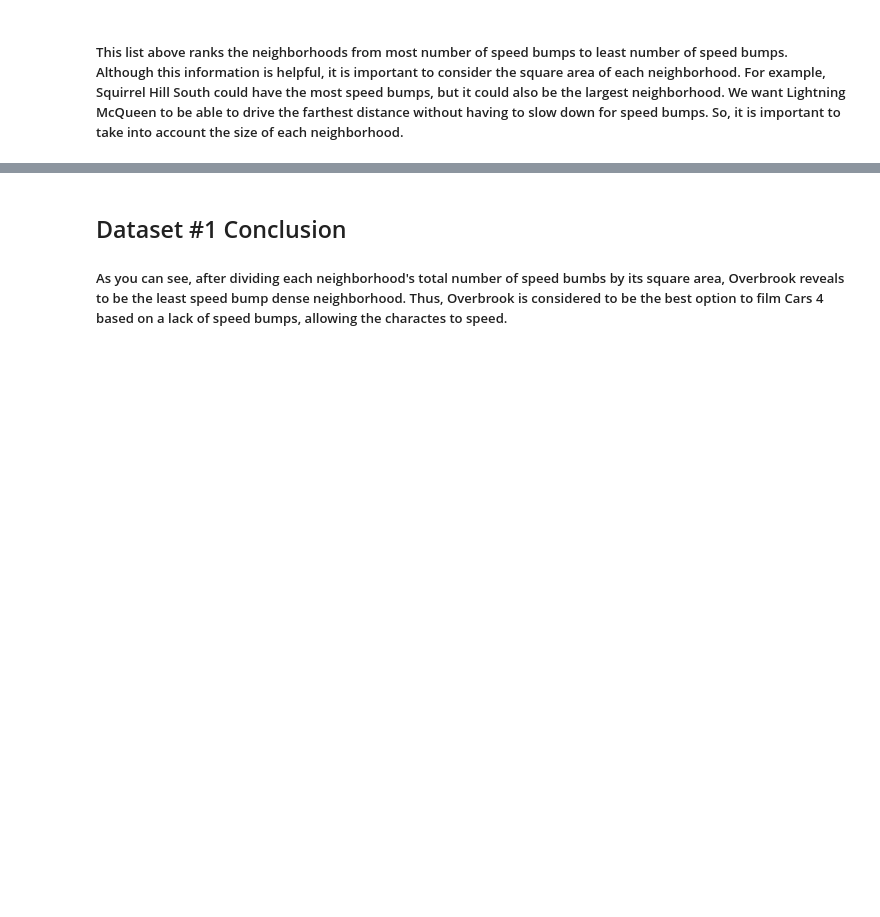
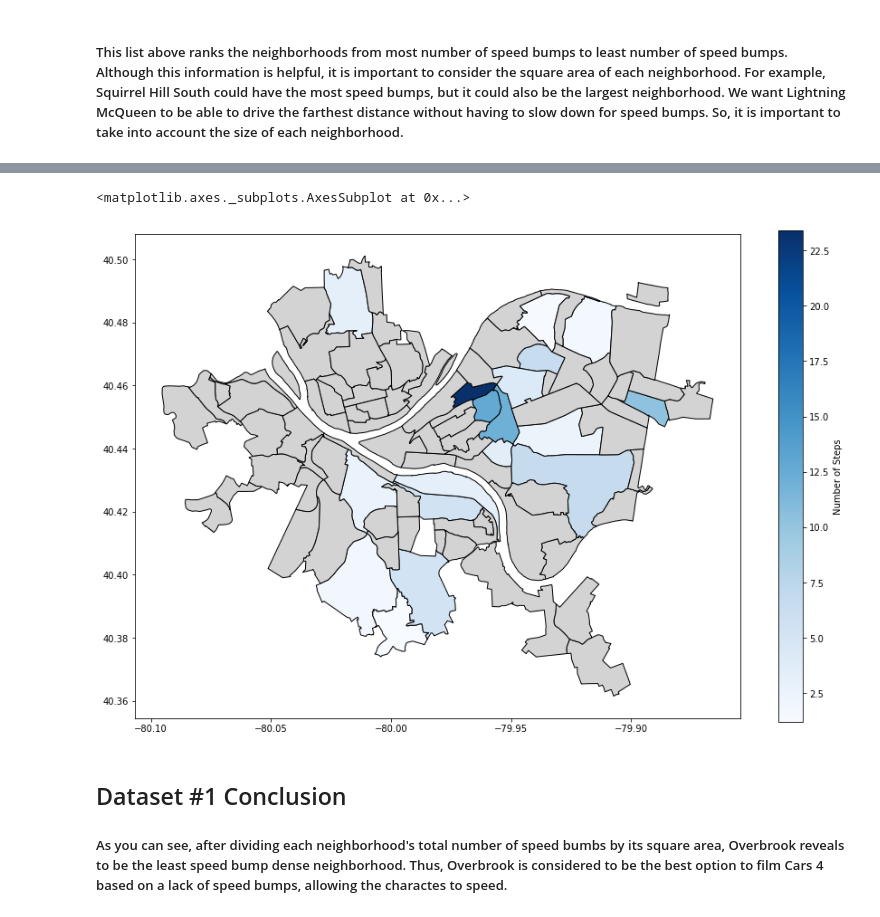
Before and after one commit to norarich/Final-Project, a Jupyter notebook: Final Notebook.ipynb, the cells around one changed output, grey strips where cells are left out. Saved outputs shown, nothing was run; the diff lists cells and outputs as text; code cells hidden in the pictures; blank space fills up the shorter version.

```diff
--- a/Final Notebook.ipynb
+++ b/Final Notebook.ipynb
@@ -17,6 +19,9 @@ import pandas as pd
 # %%
 #import humps dataset
 humps = pd.read_csv("humps.csv")
-counts = humps['neighborhood'].value_counts()
-counts
+
+#make into concise data frame
+humps_counts = humps['neighborhood'].value_counts().to_frame().reset_index()
+humps_counts.rename(columns = {'index':'neighborhood', 'neighborhood':'# of speed humps'}, inplace = True)
+humps_counts
 # %% [output]
@@ -89,3 +74,18 @@ Polish Hill                      23.422473
+# %%
+#plot using geopandas
+neighborhoods = geopandas.read_file("https://data.wprdc.org/dataset/e672f13d-71c4-4a66-8f38-710e75ed80a4/resource/c5a93a8e-03d7-4eb3-91a8-c6b7db0fa261/download/neighborhoods.zip") # read in the shapefile
+test = neighborhoods.merge(humps_counts, how='outer', left_on='hood', right_on='neighborhood')
+test.plot(column='humps per area', # set the data to be used for coloring
+               cmap='Blues',              # choose a color palette
+               edgecolor="black",        # outline the districts in white
+               legend=True,              # show the legend
+               legend_kwds={'label': "Number of Steps"}, # label the legend
+               figsize=(15, 10),         # set the size
+               missing_kwds={"color": "lightgrey"} # set disctricts with no data to gray
+               )
+# %% [output]
+<matplotlib.axes._subplots.AxesSubplot at 0x...>
+[figure, added]
 # %% [markdown]
 ## Dataset #1 Conclusion
 ##### As you can see, after dividing each neighborhood's total number of speed bumbs by its square area, Overbrook reveals to be the least speed bump dense neighborhood. Thus, Overbrook is considered to be the best option to film Cars 4 based on a lack of speed bumps, allowing the charactes to speed.
```
Also changed, not shown: parts of 20 cells of this notebook, 1 other file.
